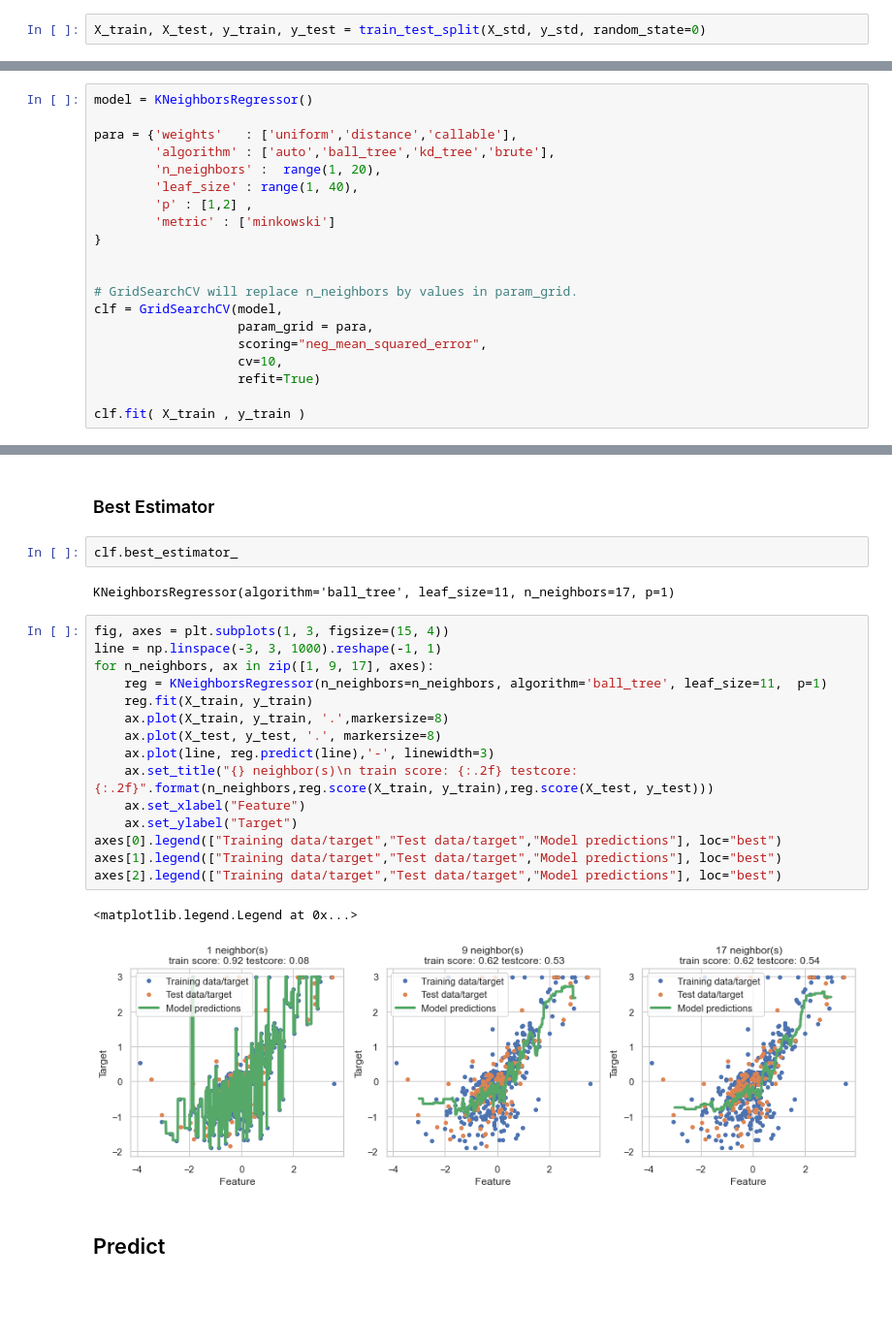
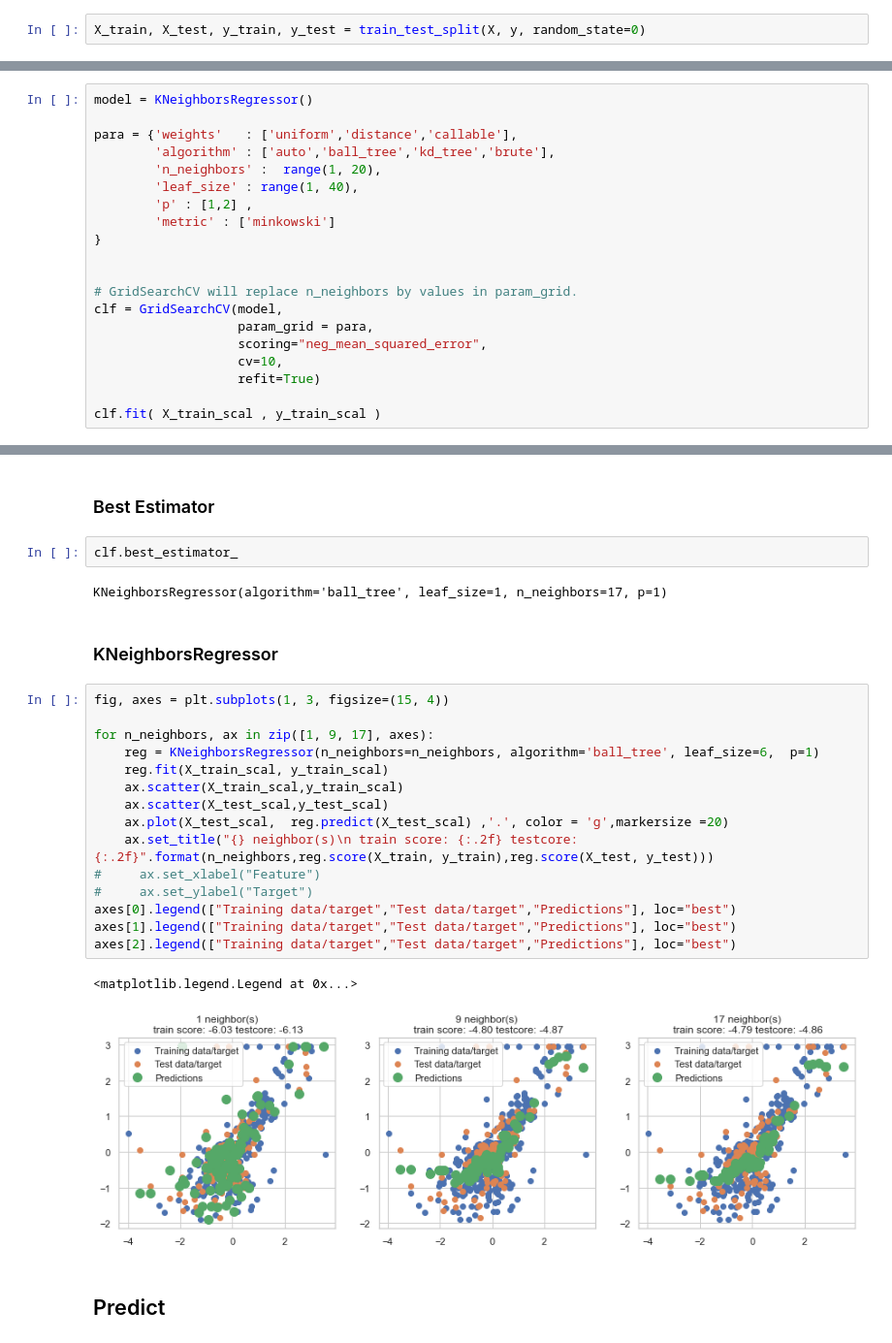
Before and after one commit to BlasFerreira/Machine_Learning, a Jupyter notebook: Supervised/Regression/1_KNN/1_Housing_case/KNeighborsRegressor.ipynb, the cells around one changed output, grey strips where cells are left out. Shown at 97% size. Drawn from its saved outputs; the diff is of its cells as text; blank space fills up the shorter version.

```diff
--- a/Supervised/Regression/1_KNN/1_Housing_case/KNeighborsRegressor.ipynb
+++ b/Supervised/Regression/1_KNN/1_Housing_case/KNeighborsRegressor.ipynb
@@ -353,7 +347,7 @@ y = df['MEDV'].values.reshape(-1,1)
 # %% [markdown]
 ## train test split
 # %%
-X_train, X_test, y_train, y_test = train_test_split(X_std, y_std, random_state=0)
+X_train, X_test, y_train, y_test = train_test_split(X, y, random_state=0)
 # %%
 # Create Object Scaler
 X_scal_obj = StandardScaler().fit(X_train)
@@ -383,4 +377,4 @@ clf = GridSearchCV(model,
                    cv=10,
                    refit=True)
 
-clf.fit( X_train , y_train )
+clf.fit( X_train_scal , y_train_scal )
@@ -389,25 +398,27 @@ clf.fit( X_train , y_train )
 # %%
 clf.best_estimator_
 # %% [output]
-KNeighborsRegressor(algorithm='ball_tree', leaf_size=11, n_neighbors=17, p=1)
+KNeighborsRegressor(algorithm='ball_tree', leaf_size=1, n_neighbors=17, p=1)
+# %% [markdown]
+### KNeighborsRegressor
 # %%
 fig, axes = plt.subplots(1, 3, figsize=(15, 4))
-line = np.linspace(-3, 3, 1000).reshape(-1, 1)
+
 for n_neighbors, ax in zip([1, 9, 17], axes):
-    reg = KNeighborsRegressor(n_neighbors=n_neighbors, algorithm='ball_tree', leaf_size=11,  p=1)
-    reg.fit(X_train, y_train)
-    ax.plot(X_train, y_train, '.',markersize=8)
-    ax.plot(X_test, y_test, '.', markersize=8)
-    ax.plot(line, reg.predict(line),'-', linewidth=3)
+    reg = KNeighborsRegressor(n_neighbors=n_neighbors, algorithm='ball_tree', leaf_size=6,  p=1)
+    reg.fit(X_train_scal, y_train_scal)
+    ax.scatter(X_train_scal,y_train_scal)
+    ax.scatter(X_test_scal,y_test_scal)
+    ax.plot(X_test_scal,  reg.predict(X_test_scal) ,'.', color = 'g',markersize =20)
     ax.set_title("{} neighbor(s)\n train score: {:.2f} testcore: {:.2f}".format(n_neighbors,reg.score(X_train, y_train),reg.score(X_test, y_test)))
-    ax.set_xlabel("Feature")
-    ax.set_ylabel("Target")
-axes[0].legend(["Training data/target","Test data/target","Model predictions"], loc="best")
-axes[1].legend(["Training data/target","Test data/target","Model predictions"], loc="best")
-axes[2].legend(["Training data/target","Test data/target","Model predictions"], loc="best")
+#     ax.set_xlabel("Feature")
+#     ax.set_ylabel("Target")
+axes[0].legend(["Training data/target","Test data/target","Predictions"], loc="best")
+axes[1].legend(["Training data/target","Test data/target","Predictions"], loc="best")
+axes[2].legend(["Training data/target","Test data/target","Predictions"], loc="best")
 # %% [output]
 <matplotlib.legend.Legend at 0x...>
-[figure, old version]
+[figure, new version]
 # %% [markdown]
 ## Predict
 # %%
```
Also changed, not shown: parts of 6 cells of this notebook, 1 other file.
